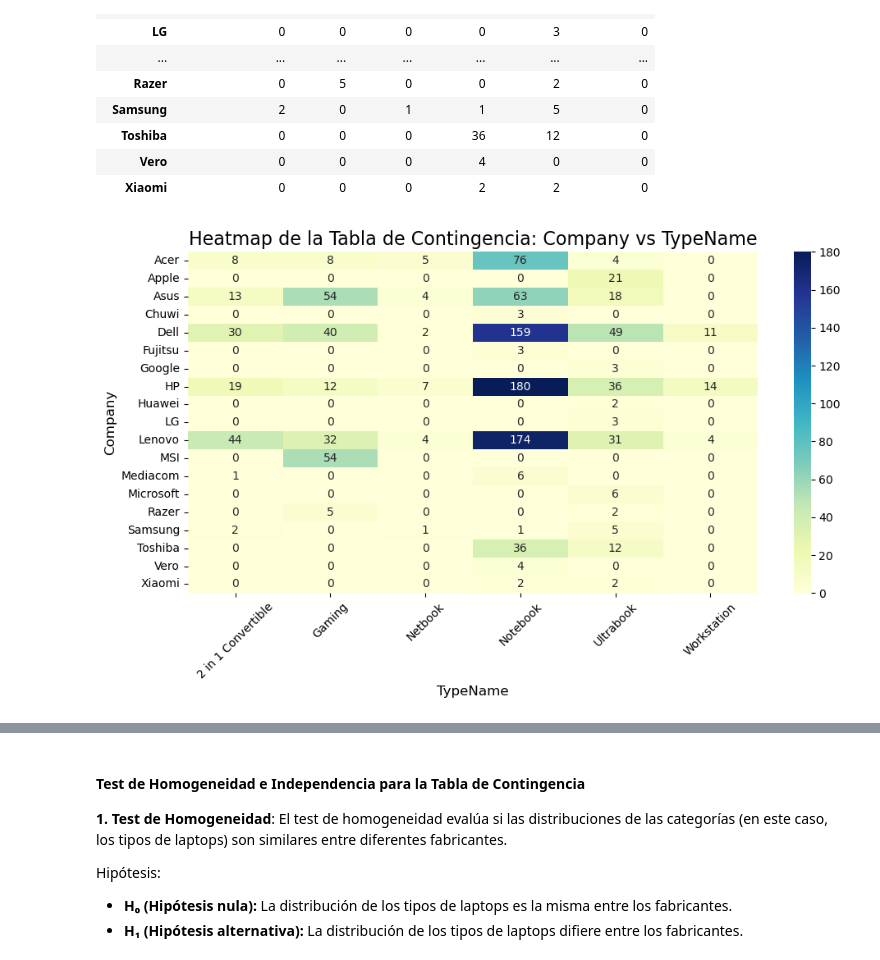
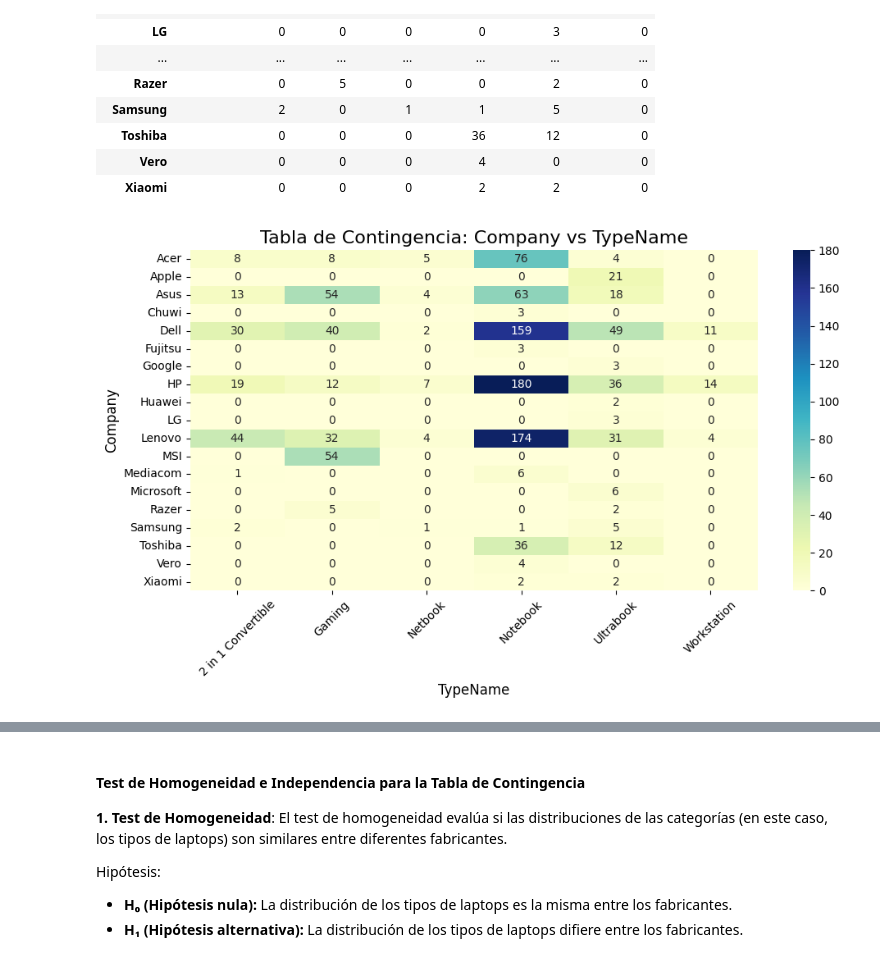
Before and after one commit to gaboCiber/A-statistical-analisis-of-Laptop-Prices, a Jupyter notebook: laptop_prices.ipynb, the cells around one changed output, grey strips where cells are left out. Saved outputs shown, nothing was run; the diff lists cells and outputs as text; code cells hidden in the pictures.

```diff
--- a/laptop_prices.ipynb
+++ b/laptop_prices.ipynb
@@ -1131,18 +1258,18 @@ contingency_table
 # %%
 # Crear un mapa de calor para la tabla de contingencia
 plt.figure(figsize=(10, 6))
 sns.heatmap(contingency_table, annot=True, fmt="d", cmap="YlGnBu", cbar=True)
 
 # Personalizar el gráfico
-plt.title("Heatmap de la Tabla de Contingencia: Company vs TypeName", fontsize=16)
+plt.title("Tabla de Contingencia: Company vs TypeName", fontsize=16)
 plt.xlabel("TypeName", fontsize=12)
 plt.ylabel("Company", fontsize=12)
 plt.xticks(rotation=45)
 plt.yticks(rotation=0)
 plt.tight_layout()
 
 # Mostrar el gráfico
 plt.show()
 # %% [output]
-[figure, old version]
+[figure, new version]
 # %% [markdown]
```
Also changed, not shown: parts of 32 cells of this notebook.
